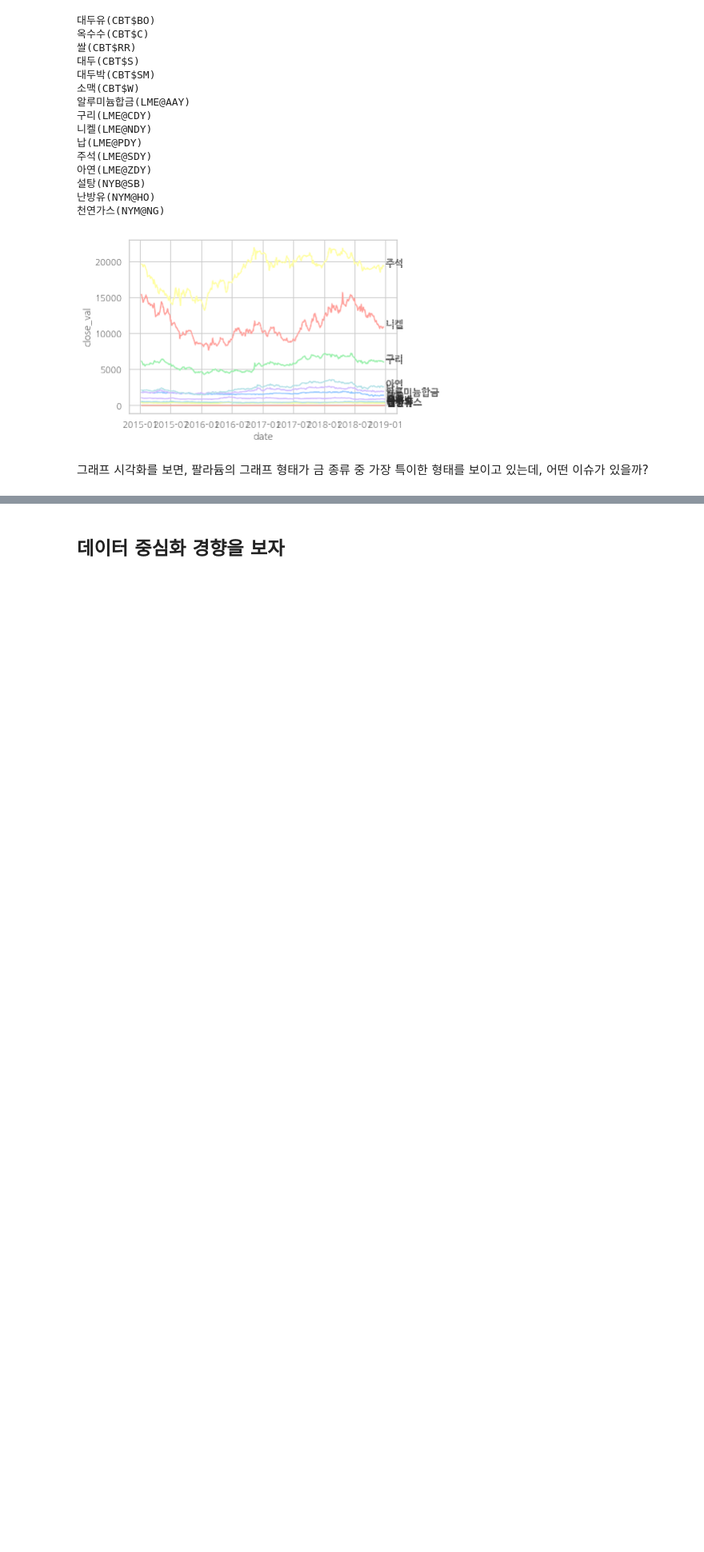
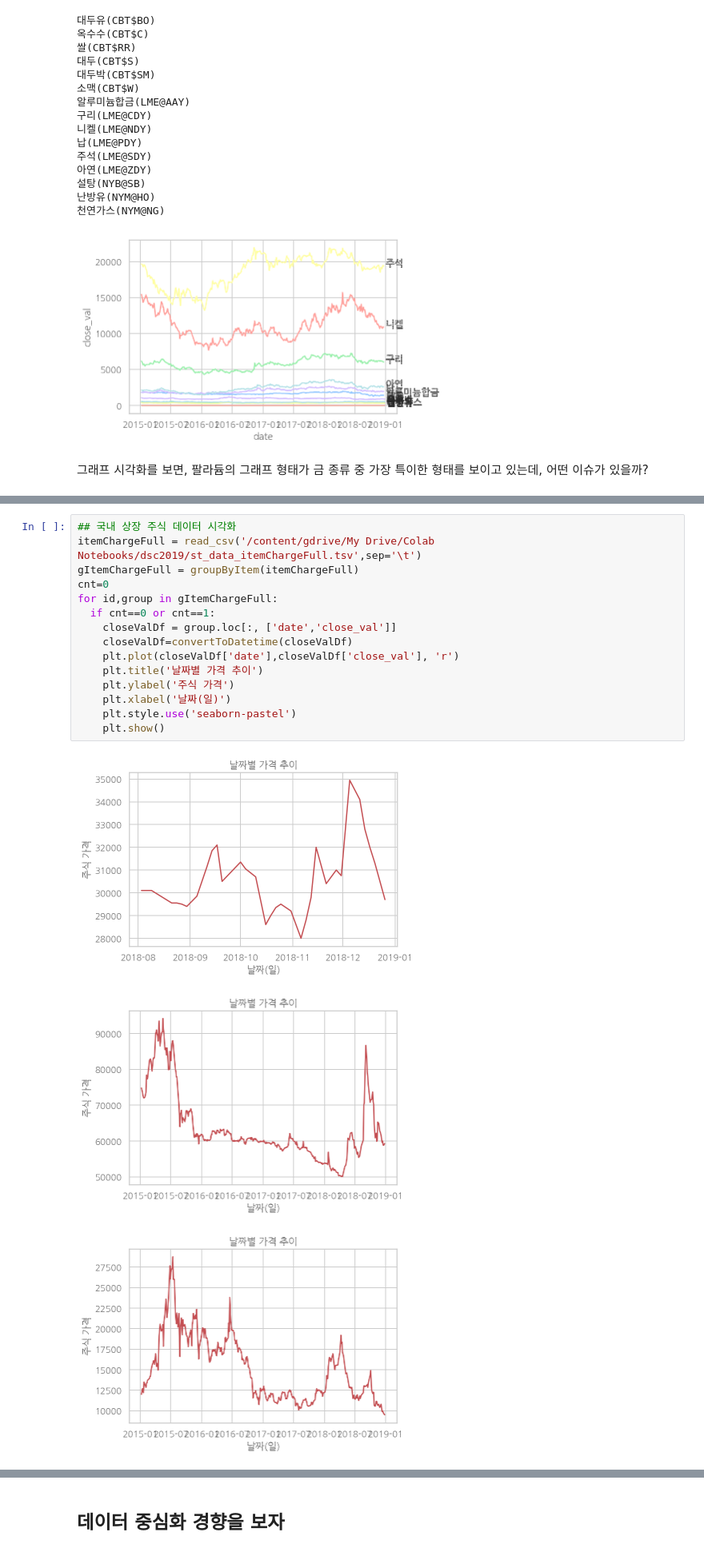
Before and after one commit to glee1228/DSC2019, a Jupyter notebook: dsc2019.ipynb, the cells around one changed output, grey strips where cells are left out. Shown at 80% size. Cells and saved outputs as stored; diff of their text form; blank space fills up the shorter version.

Commit message:
Colaboratory를 통해 생성됨

```diff
--- a/dsc2019.ipynb
+++ b/dsc2019.ipynb
@@ -296,0 +289,19 @@ To register the converters:
+# %%
+## 국내 상장 주식 데이터 시각화
+itemChargeFull = read_csv('/content/gdrive/My Drive/Colab Notebooks/dsc2019/st_data_itemChargeFull.tsv',sep='\t')
+gItemChargeFull = groupByItem(itemChargeFull)
+cnt=0
+for id,group in gItemChargeFull:
+  if cnt==0 or cnt==1:
+    closeValDf = group.loc[:, ['date','close_val']]
+    closeValDf=convertToDatetime(closeValDf)
+    plt.plot(closeValDf['date'],closeValDf['close_val'], 'r')
+    plt.title('날짜별 가격 추이')
+    plt.ylabel('주식 가격')
+    plt.xlabel('날짜(일)')
+    plt.style.use('seaborn-pastel')
+    plt.show()
+# %% [output]
+[figure, added]
+[figure, added]
+[figure, added]
```
Also changed, not shown: parts of 37 cells of this notebook.
